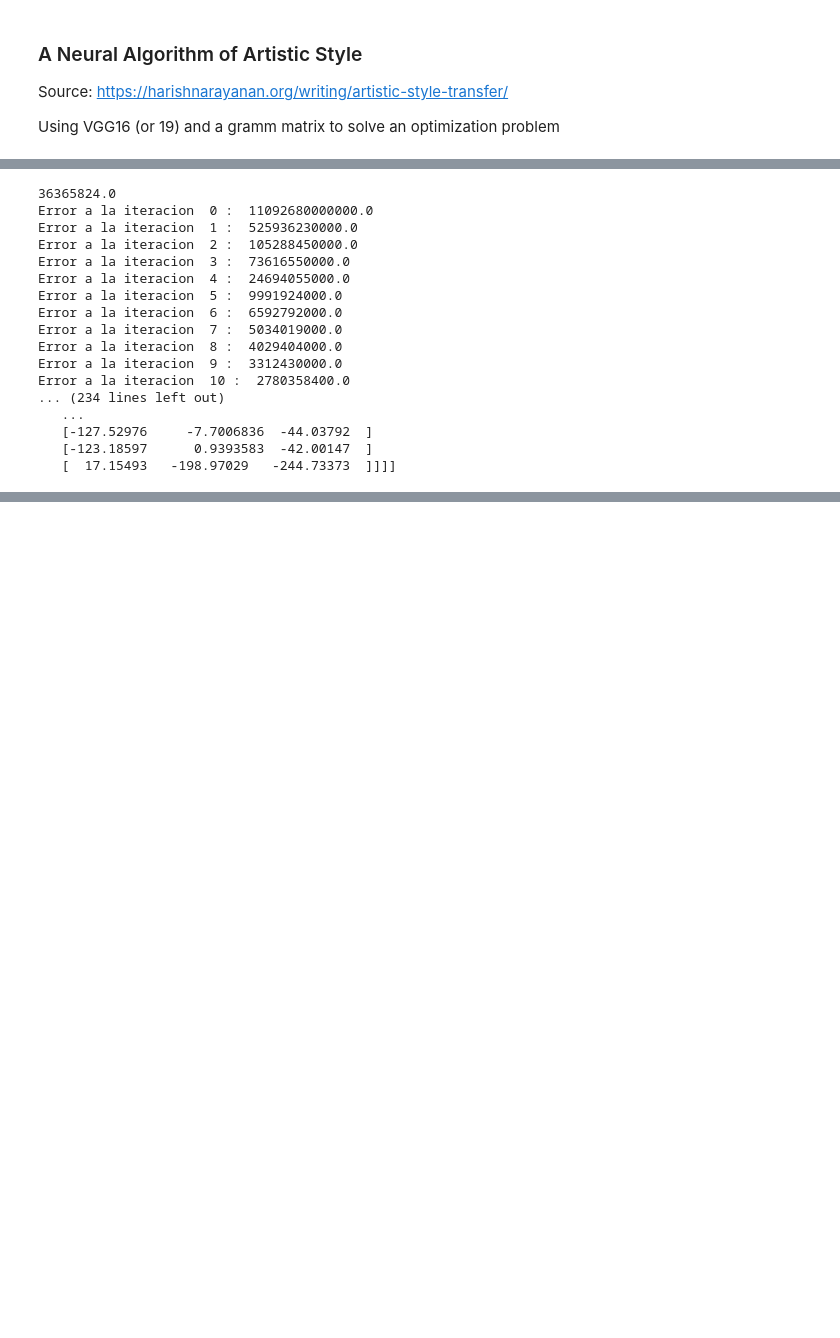
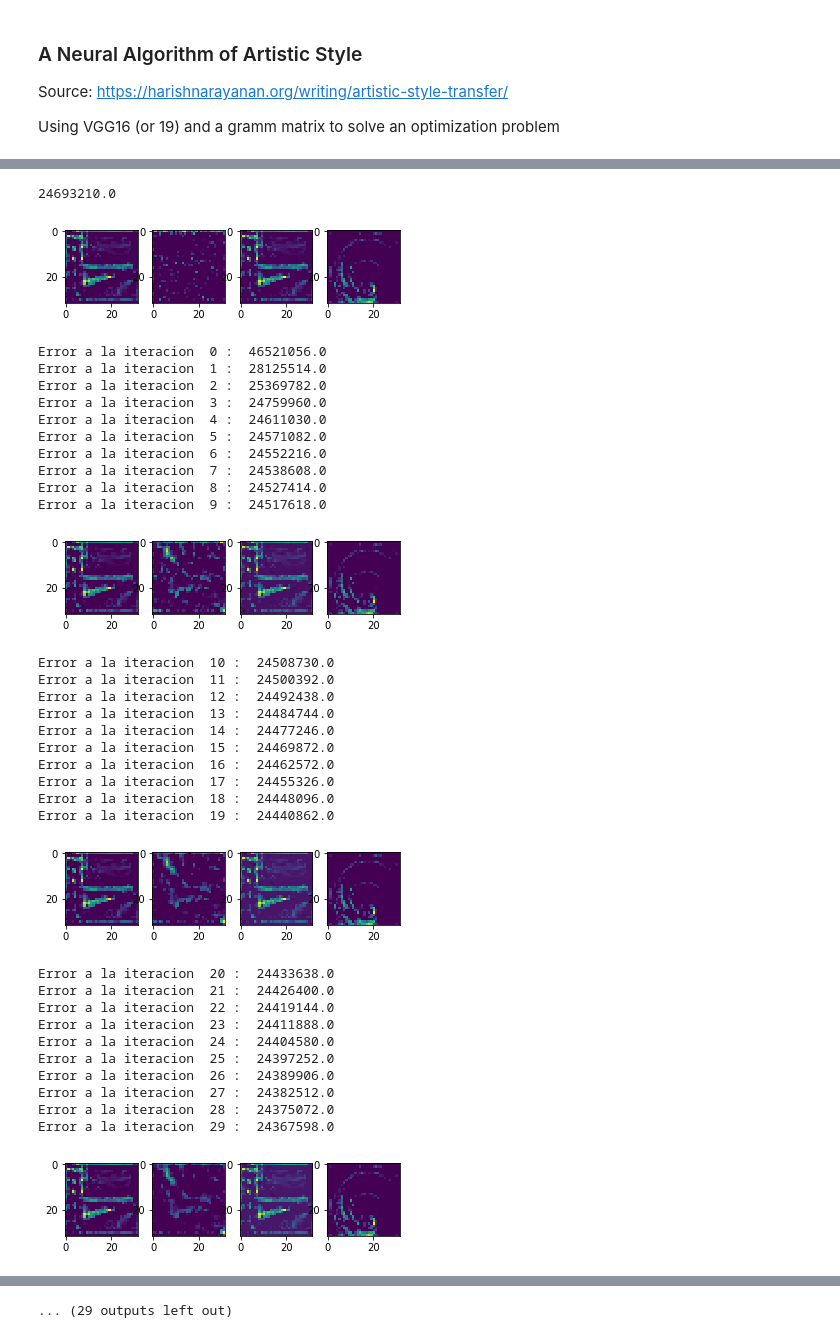
Before and after one commit to mariaicarrasco/style_transfer_2018, a Jupyter notebook: Style transfer methods - copia.ipynb, the cells around one changed output, grey strips where cells are left out. Drawn from its saved outputs; the diff is of its cells as text; code cells hidden in the pictures; blank space fills up the shorter version.

```diff
--- a/Style transfer methods - copia.ipynb
+++ b/Style transfer methods - copia.ipynb
@@ -141,48 +141,67 @@ with tf.Session() as sess:
 # %%
 
 # Training
-learning_rate = 1000
+learning_rate = 10
 
 optimizer = tf.train.AdagradOptimizer(learning_rate)
 gradients = optimizer.compute_gradients(loss, var_list=[combination_image])
 train_step = optimizer.apply_gradients(gradients)
 #train_step = tf.train.GradientDescentOptimizer(learning_rate).minimize(loss, var_list=[combination_image])
 n_iterations = 200
 with tf.Session() as sess:
     sess.run(tf.global_variables_initializer())
     start_image = combination_image.eval()
     print(loss.eval())
     for i in range(n_iterations):
-        #plt.figure(i)
-        #plt.subplot(1,4,1)
-        #plt.imshow(layers[content_reference_layer][0,:,:,40].eval())
-        #plt.subplot(1,4,2)
-        #plt.imshow(layers[content_reference_layer][2,:,:,40].eval())
-        #plt.subplot(1,4,3)
-        #plt.imshow(layers[content_reference_layer][0,:,:,40].eval()-layers[content_reference_layer][2,:,:,40].eval())
-        #plt.subplot(1,4,4)
-        #plt.imshow(layers[content_reference_layer][1,:,:,50].eval())
-        #plt.show()
+        if i%10 == 0:
+            plt.figure(i)
+            plt.subplot(1,4,1)
+            plt.imshow(layers[content_reference_layer][0,:,:,40].eval())
+            plt.subplot(1,4,2)
+            plt.imshow(layers[content_reference_layer][2,:,:,40].eval())
+            plt.subplot(1,4,3)
+            plt.imshow(layers[content_reference_layer][0,:,:,40].eval()-layers[content_reference_layer][2,:,:,40].eval())
+            plt.subplot(1,4,4)
+            plt.imshow(layers[content_reference_layer][1,:,:,50].eval())
+            plt.show()
         sess.run(train_step)
         print("Error a la iteracion ", i, ": ", loss.eval())
 
     final_image = combination_image.eval()
     print(final_image)
 # %% [output]
-36365824.0
-Error a la iteracion  0 :  11092680000000.0
-Error a la iteracion  1 :  525936230000.0
-Error a la iteracion  2 :  105288450000.0
-Error a la iteracion  3 :  73616550000.0
-Error a la iteracion  4 :  24694055000.0
-Error a la iteracion  5 :  9991924000.0
-Error a la iteracion  6 :  6592792000.0
-Error a la iteracion  7 :  5034019000.0
-Error a la iteracion  8 :  4029404000.0
-Error a la iteracion  9 :  3312430000.0
-Error a la iteracion  10 :  2780358400.0
-... (234 lines left out)
-   ...
-   [-127.52976     -7.7006836  -44.03792  ]
-   [-123.18597      0.9393583  -42.00147  ]
-   [  17.15493   -198.97029   -244.73373  ]]]]
+24693210.0
+[figure, added]
+Error a la iteracion  0 :  46521056.0
+Error a la iteracion  1 :  28125514.0
+Error a la iteracion  2 :  25369782.0
+Error a la iteracion  3 :  24759960.0
+Error a la iteracion  4 :  24611030.0
+Error a la iteracion  5 :  24571082.0
+Error a la iteracion  6 :  24552216.0
+Error a la iteracion  7 :  24538608.0
+Error a la iteracion  8 :  24527414.0
+Error a la iteracion  9 :  24517618.0
+[figure, added]
+Error a la iteracion  10 :  24508730.0
+Error a la iteracion  11 :  24500392.0
+Error a la iteracion  12 :  24492438.0
+Error a la iteracion  13 :  24484744.0
+Error a la iteracion  14 :  24477246.0
+Error a la iteracion  15 :  24469872.0
+Error a la iteracion  16 :  24462572.0
+Error a la iteracion  17 :  24455326.0
+Error a la iteracion  18 :  24448096.0
+Error a la iteracion  19 :  24440862.0
+[figure, added]
+Error a la iteracion  20 :  24433638.0
+Error a la iteracion  21 :  24426400.0
+Error a la iteracion  22 :  24419144.0
+Error a la iteracion  23 :  24411888.0
+Error a la iteracion  24 :  24404580.0
+Error a la iteracion  25 :  24397252.0
+Error a la iteracion  26 :  24389906.0
+Error a la iteracion  27 :  24382512.0
+Error a la iteracion  28 :  24375072.0
+Error a la iteracion  29 :  24367598.0
+[figure, added]
@@ -189,3 +230,4 @@ Error a la iteracion  10 :  2780358400.0
+... (29 outputs left out)
 # %%
 final_image = final_image.reshape((image_size, image_size, 3))
 final_image = final_image[:,:,::-1]
```
Also changed, not shown: parts of 8 cells of this notebook.
